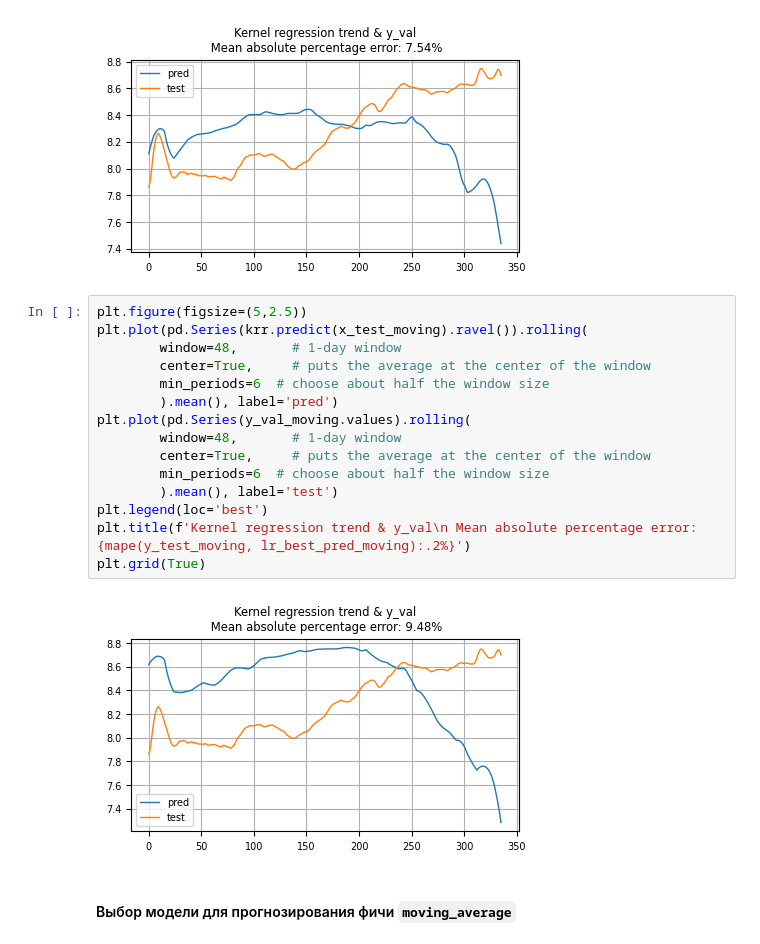
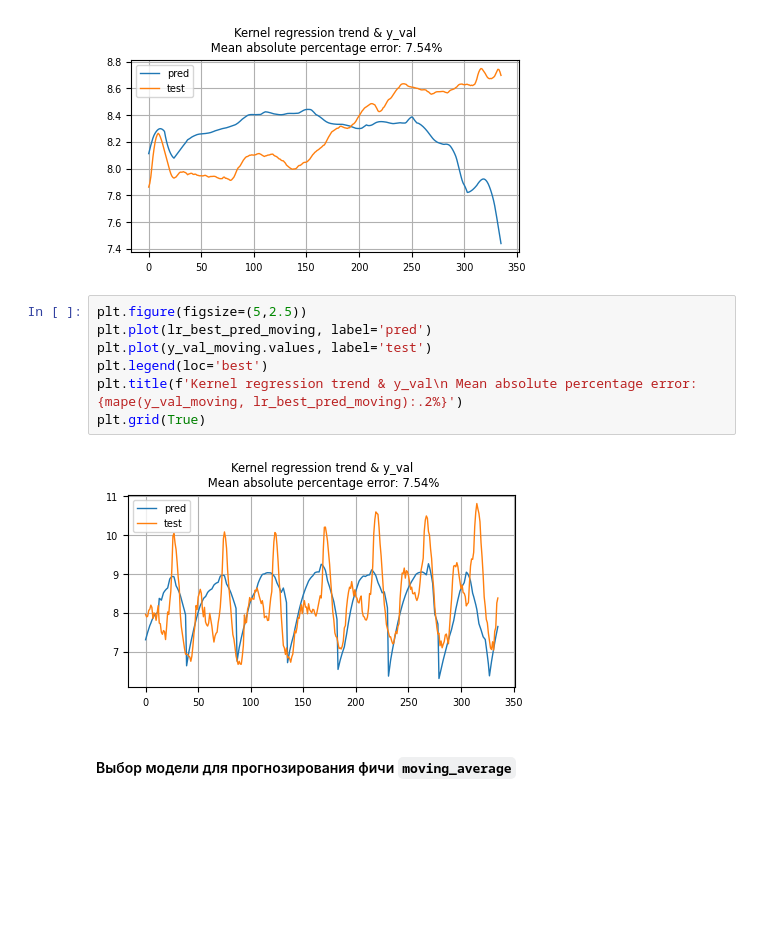
Before and after one commit to ilw048/projects, a Jupyter notebook: power_consumption_forecast/power_project.ipynb, the cells around one changed output. Drawn from its saved outputs; the diff is of its cells as text; blank space fills up the shorter version.

```diff
--- a/power_consumption_forecast/power_project.ipynb
+++ b/power_consumption_forecast/power_project.ipynb
@@ -362,21 +362,13 @@ plt.grid(True)
 [figure]
 # %%
 plt.figure(figsize=(5,2.5))
-plt.plot(pd.Series(krr.predict(x_test_moving).ravel()).rolling(
-        window=48,       # 1-day window
-        center=True,     # puts the average at the center of the window
-        min_periods=6  # choose about half the window size
-        ).mean(), label='pred')
-plt.plot(pd.Series(y_val_moving.values).rolling(
-        window=48,       # 1-day window
-        center=True,     # puts the average at the center of the window
-        min_periods=6  # choose about half the window size
-        ).mean(), label='test')
+plt.plot(lr_best_pred_moving, label='pred')
+plt.plot(y_val_moving.values, label='test')
 plt.legend(loc='best')
-plt.title(f'Kernel regression trend & y_val\n Mean absolute percentage error: {mape(y_test_moving, lr_best_pred_moving):.2%}')
+plt.title(f'Kernel regression trend & y_val\n Mean absolute percentage error: {mape(y_val_moving, lr_best_pred_moving):.2%}')
 plt.grid(True)
 # %% [output]
-[figure, old version]
+[figure, new version]
 # %% [markdown]
 #### Выбор модели для прогнозирования фичи `moving_average`
 # %%
```
Also changed, not shown: parts of 14 cells of this notebook.
